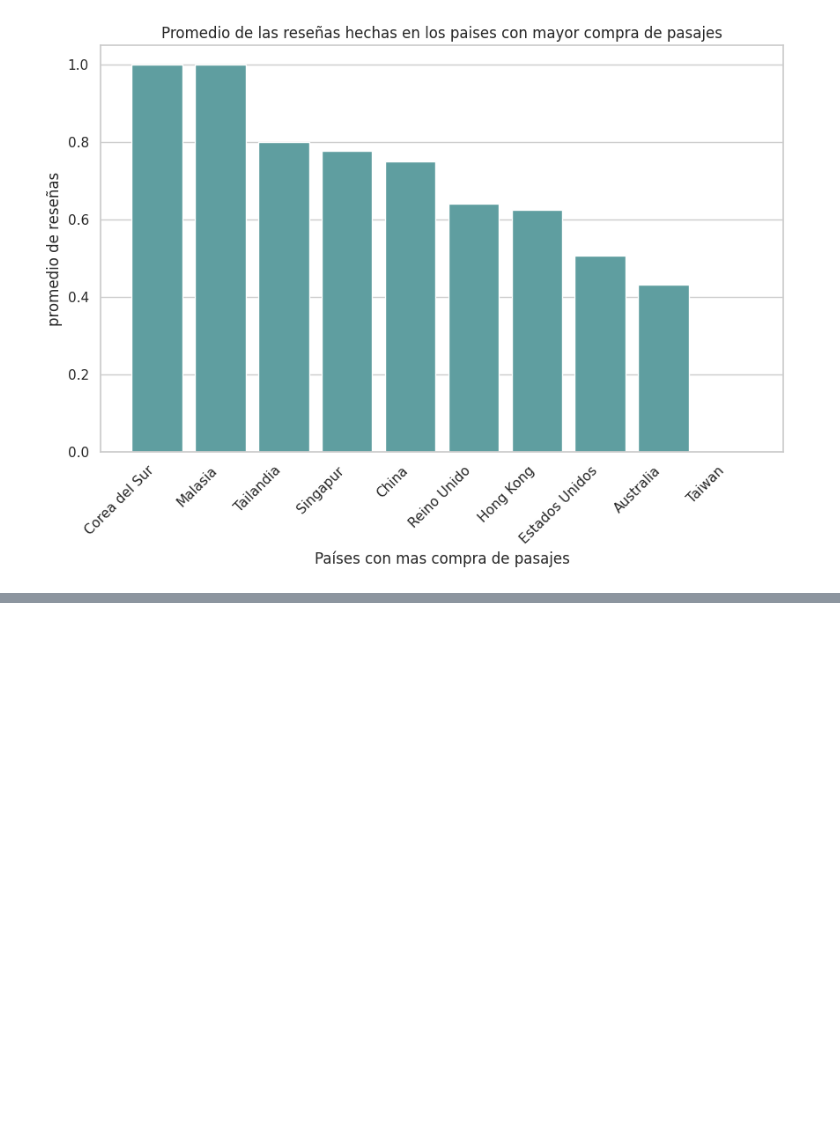
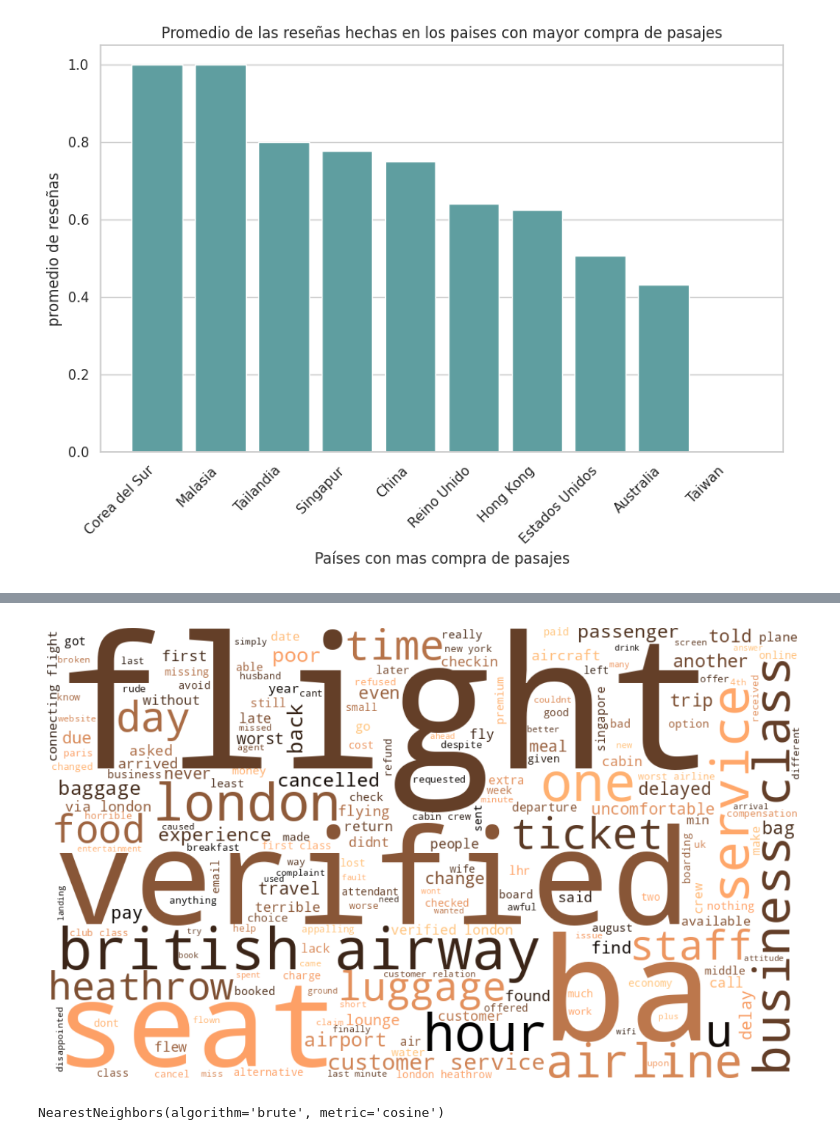
Before and after one commit to BeltranMal/tp1_orga_de_datos, a Jupyter notebook: Hipotesis_2,_3,4,5_6.ipynb, the cells around one changed output, grey strips where cells are left out. Cells and saved outputs as stored; diff of their text form; code cells hidden in the pictures; blank space fills up the shorter version.

```diff
--- a/Hipotesis_2,_3,4,5_6.ipynb
+++ b/Hipotesis_2,_3,4,5_6.ipynb
@@ -410,0 +453,22 @@ satisfaccion_cliente
+# %%
+comentarios_negativos = satisfaccion_cliente.loc[satisfaccion_cliente.sentimiento == 0]
+comentarios_negativos = comentarios_negativos.drop(columns=["sentimiento"])
+cantidad_reviews_por_pais = comentarios_negativos.groupby("country")["reviews"].count()
+
+# se agarro una cantidad de comentarios que superan el u,bral  minimo de los países con más comentarios
+cantidad_representativa_reviews = cantidad_reviews_por_pais.describe()["75%"].astype(int)
+# %%
+comentarios_negativos["review_texto"] = comentarios_negativos["reviews"].map(lambda x: " ".join(x))
+comentarios_negativos["puntaje_negatividad"] = comentarios_negativos["review_texto"].map(lambda x: sentimientos.polarity_scores(x)["neg"])
+comentarios_negativos.sort_values("puntaje_negatividad", ascending=False, inplace= True)
+comentarios_negativos = comentarios_negativos.groupby("country").apply(lambda x: x.head(cantidad_representativa_reviews))
+# %%
+# analisis de palabtas de todas las palbras en las reviews
+reviews_unidas =comentarios_negativos.reset_index(drop=True)["review_texto"].sum()
+wordcloud = WordCloud(width=1000, height=600, background_color="white",colormap =cm.get_cmap("copper")).generate(reviews_unidas)
+plt.figure(figsize=(16, 8))
+plt.imshow(wordcloud, interpolation="bilinear")
+plt.axis("off")
+plt.show()
+# %% [output]
+[figure, added]
@@ -410,0 +486,7 @@ satisfaccion_cliente
+# %%
+count_vectorizer = CountVectorizer(max_features=600)
+matriz_comentarios = count_vectorizer.fit_transform(comentarios_negativos["palabras_negativas"])
+busca_vecinos = NearestNeighbors(metric="cosine", algorithm="brute")
+busca_vecinos.fit(matriz_comentarios)
+# %% [output]
+NearestNeighbors(algorithm='brute', metric='cosine')
```
Also changed, not shown: parts of 15 cells of this notebook.
